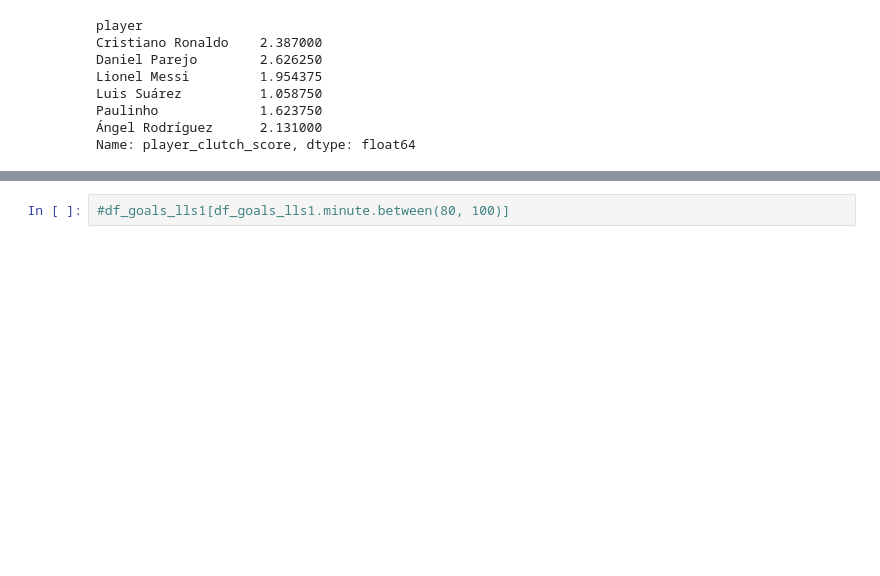
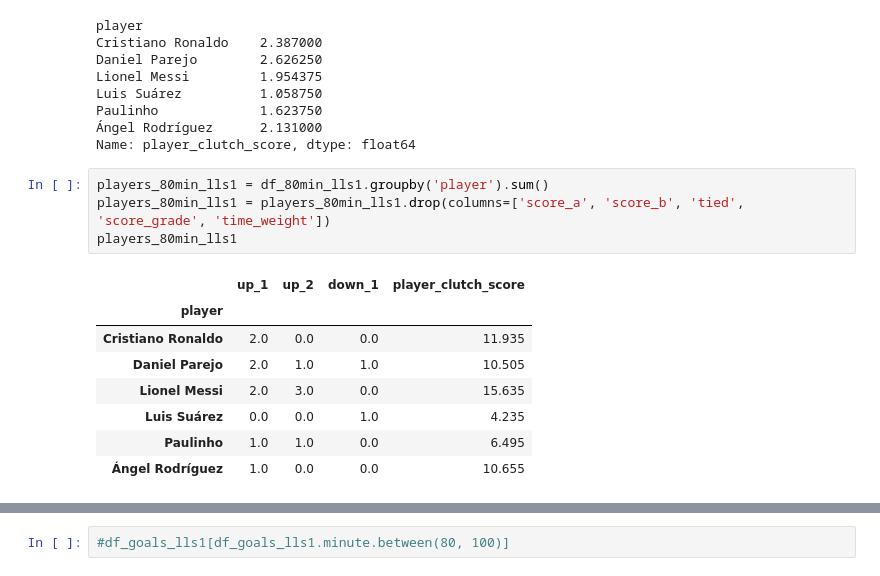
Before and after one commit to carlos-gutier/DS-Project1-Data-Storytelling, a Jupyter notebook: DS_Project1_Data_Storytelling.ipynb, the cells around one changed output, grey strips where cells are left out. Cells and saved outputs as stored; diff of their text form; blank space fills up the shorter version.

```diff
--- a/DS_Project1_Data_Storytelling.ipynb
+++ b/DS_Project1_Data_Storytelling.ipynb
@@ -377,3 +438,16 @@ Luis Suárez          1.058750
 Paulinho             1.623750
 Ángel Rodríguez      2.131000
 Name: player_clutch_score, dtype: float64
+# %%
+players_80min_lls1 = df_80min_lls1.groupby('player').sum()
+players_80min_lls1 = players_80min_lls1.drop(columns=['score_a', 'score_b', 'tied', 'score_grade', 'time_weight'])
+players_80min_lls1
+# %% [output]
+|  | up_1 | up_2 | down_1 | player_clutch_score |
+| player |  |  |  |  |
+| Cristiano Ronaldo | 2.0 | 0.0 | 0.0 | 11.935 |
+| Daniel Parejo | 2.0 | 1.0 | 1.0 | 10.505 |
+| Lionel Messi | 2.0 | 3.0 | 0.0 | 15.635 |
+| Luis Suárez | 0.0 | 0.0 | 1.0 | 4.235 |
+| Paulinho | 1.0 | 1.0 | 0.0 | 6.495 |
+| Ángel Rodríguez | 1.0 | 0.0 | 0.0 | 10.655 |
```
Also changed, not shown: parts of 13 cells of this notebook.
